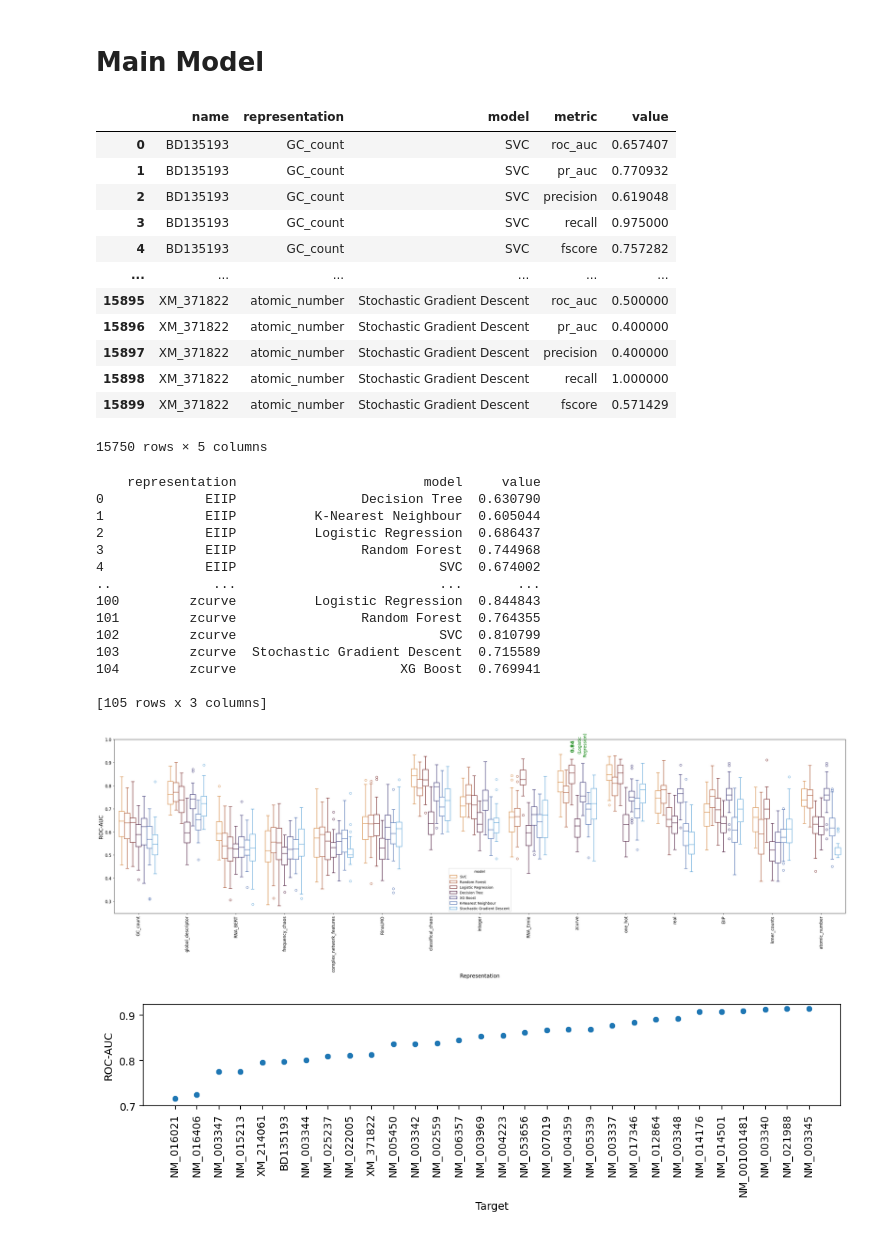
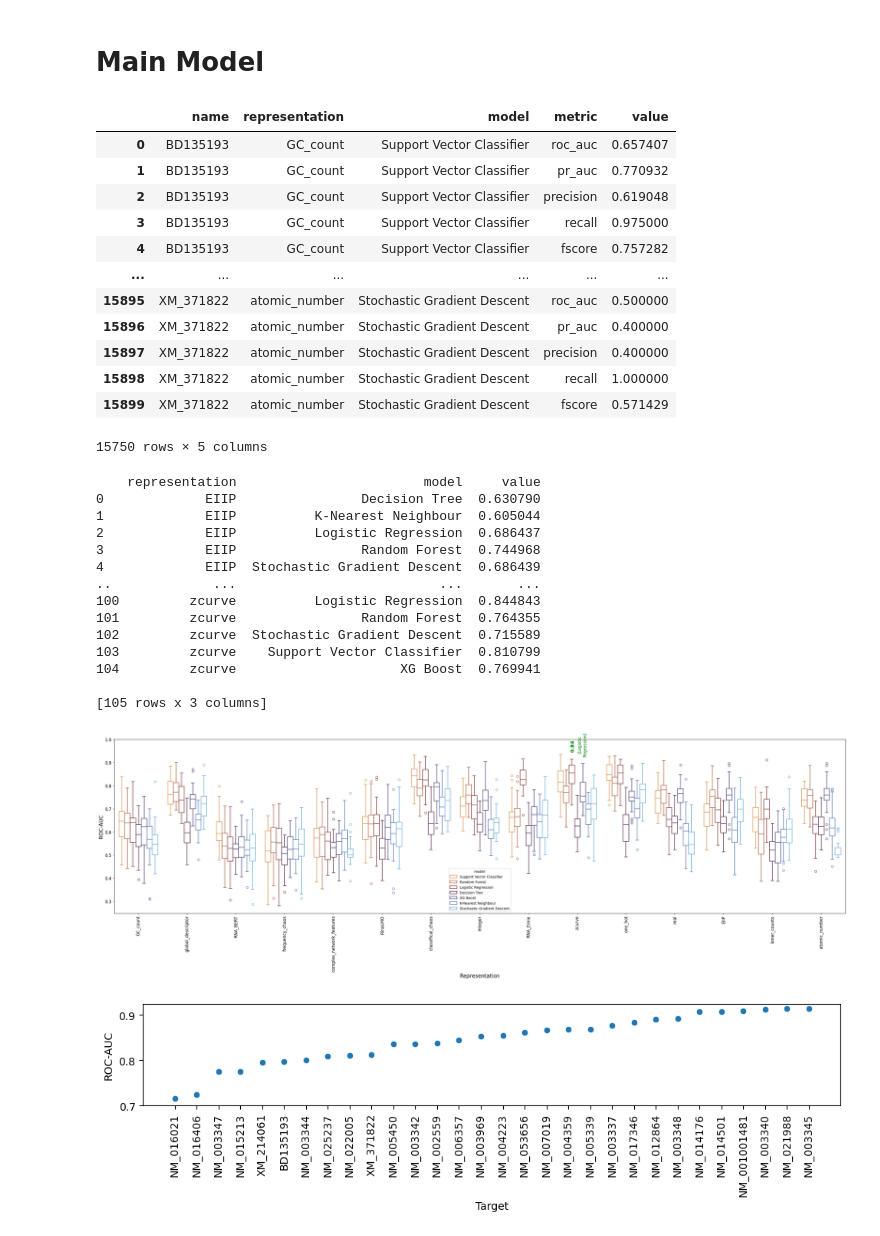
Before and after one commit to apkrfi/unMod-siRNA-Pred, a Jupyter notebook: Check_Performance.ipynb, the cells around one changed output. Drawn from its saved outputs; the diff is of its cells as text; code cells hidden in the pictures.

```diff
--- a/Check_Performance.ipynb
+++ b/Check_Performance.ipynb
@@ -22,39 +69,39 @@ for filename in os.listdir(outpath):
         with open(filepath, "r", encoding="utf-8") as f:
             data = json.load(f)
 
         # Ignore "run name" key
         for name, models in data.items():
             if name == "representations":
                 continue  # skip this key
 
             for model, metrics in models.items():
                 for metric, value in metrics.items():
                     rows.append({
                         "name": name,
                         "representation": filename[:-5],
                         "model": model,
                         "metric": metric,
                         "value": value
                     })
 
 # Build DataFrame
 df = pd.DataFrame(rows)
 df.drop(df[df['representation'] =='zcurve_repeat'].index, inplace=True)
 df['model']=df['model'].replace("RF", "Random Forest")
 df['model']=df['model'].replace("LGR", "Logistic Regression")
 df['model']=df['model'].replace("DT", "Decision Tree")
 df['model']=df['model'].replace("SGD", "Stochastic Gradient Descent")
 df['model']=df['model'].replace("KNN", "K-Nearest Neighbour")
 df['model']=df['model'].replace("XGB", "XG Boost")
-df['model']=df['model'].replace("SCV", "Support Vector Classifier")
+df['model']=df['model'].replace("SVC", "Support Vector Classifier")
 df
 # %% [output]
 |  | name | representation | model | metric | value |
-| 0 | BD135193 | GC_count | SVC | roc_auc | 0.657407 |
-| 1 | BD135193 | GC_count | SVC | pr_auc | 0.770932 |
-| 2 | BD135193 | GC_count | SVC | precision | 0.619048 |
-| 3 | BD135193 | GC_count | SVC | recall | 0.975000 |
-| 4 | BD135193 | GC_count | SVC | fscore | 0.757282 |
+| 0 | BD135193 | GC_count | Support Vector Classifier | roc_auc | 0.657407 |
+| 1 | BD135193 | GC_count | Support Vector Classifier | pr_auc | 0.770932 |
+| 2 | BD135193 | GC_count | Support Vector Classifier | precision | 0.619048 |
+| 3 | BD135193 | GC_count | Support Vector Classifier | recall | 0.975000 |
+| 4 | BD135193 | GC_count | Support Vector Classifier | fscore | 0.757282 |
 | ... | ... | ... | ... | ... | ... |
 | 15895 | XM_371822 | atomic_number | Stochastic Gradient Descent | roc_auc | 0.500000 |
 | 15896 | XM_371822 | atomic_number | Stochastic Gradient Descent | pr_auc | 0.400000 |
@@ -100,12 +147,12 @@ plt.savefig('ROC-AUC.png',dpi=300)
 1             EIIP          K-Nearest Neighbour  0.605044
 2             EIIP          Logistic Regression  0.686437
 3             EIIP                Random Forest  0.744968
-4             EIIP                          SVC  0.674002
+4             EIIP  Stochastic Gradient Descent  0.686439
 ..             ...                          ...       ...
 100         zcurve          Logistic Regression  0.844843
 101         zcurve                Random Forest  0.764355
-102         zcurve                          SVC  0.810799
-103         zcurve  Stochastic Gradient Descent  0.715589
+102         zcurve  Stochastic Gradient Descent  0.715589
+103         zcurve    Support Vector Classifier  0.810799
 104         zcurve                     XG Boost  0.769941
 
 [105 rows x 3 columns]
```
Also changed, not shown: parts of 8 cells of this notebook, 8 other files.
